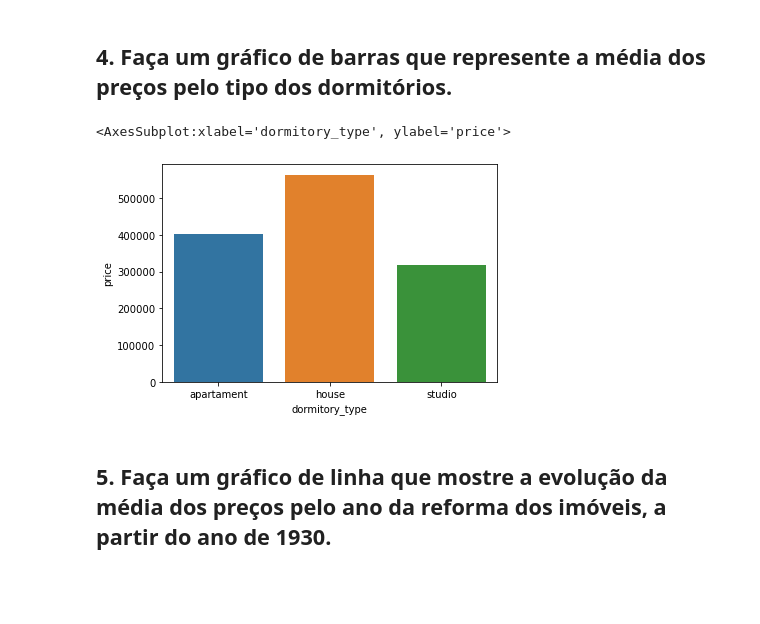
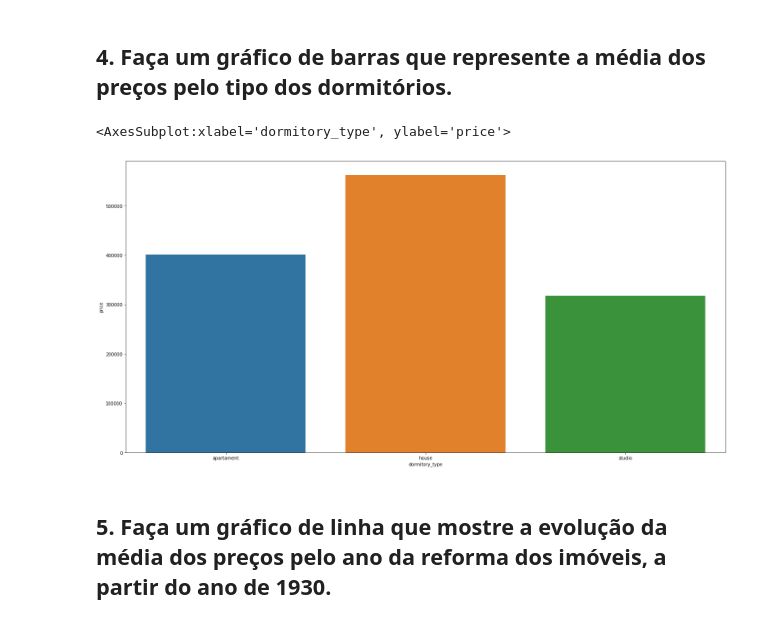
Before and after one commit to daniazevedo7/curso_python_zero_ao_ds, a Jupyter notebook: modulo_03/respostas.ipynb, the cells around one changed output. Saved outputs shown, nothing was run; the diff lists cells and outputs as text; code cells hidden in the pictures; blank space fills up the shorter version.

```diff
--- a/modulo_03/respostas.ipynb
+++ b/modulo_03/respostas.ipynb
@@ -55,8 +55,8 @@ pd.set_option('display.float_format', '{:.2f}'.format)
 ## Loading Data
 # %%
 # loading data into memory
-data = pd.read_csv( 'C:/Users/daniel.azevedo/repos/curso_python_zero_ao_ds/datasets/kc_house_data.csv' )
-
+#data = pd.read_csv( 'C:/Users/daniel.azevedo/repos/curso_python_zero_ao_ds/datasets/kc_house_data.csv' )
+data = pd.read_csv( '/home/daniel/repos/curso_python_zero_ao_ds/datasets/kc_house_data.csv' )
 # Garantir que o formato date é um datetime
 data['date'] = pd.to_datetime( data['date'], format='%Y-%m-%d' )
 # %%
@@ -147,10 +133,11 @@ sns.lineplot(x='yr_built', y='price', data = df)
 # %%
 df = data[['price', 'dormitory_type']].groupby('dormitory_type').mean().reset_index()
 # %%
+plt.figure(figsize=(24,12))
 sns.barplot(x='dormitory_type', y='price', data = df)
 # %% [output]
 <AxesSubplot:xlabel='dormitory_type', ylabel='price'>
-[figure, old version]
+[figure, new version]
 # %% [markdown]
 ## 5. Faça um gráfico de linha que mostre a evolução da média dos preços pelo ano da reforma dos imóveis, a partir do ano de 1930.
 # %%
```
Also changed, not shown: parts of 14 cells of this notebook, 3 other files.
